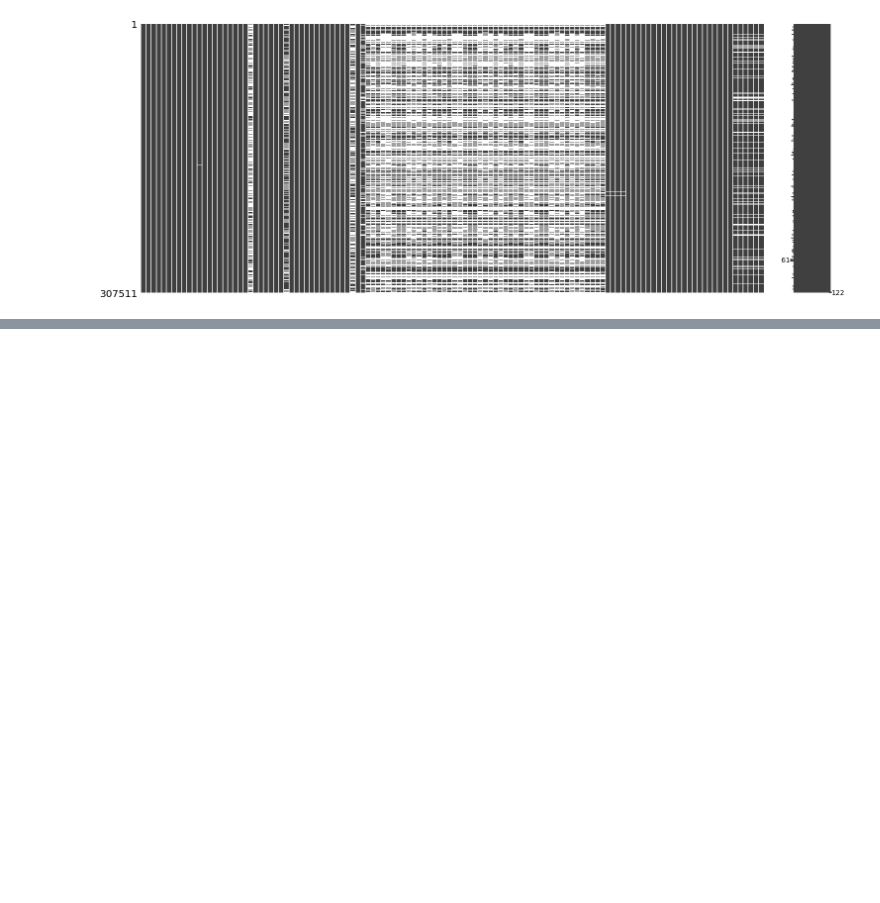
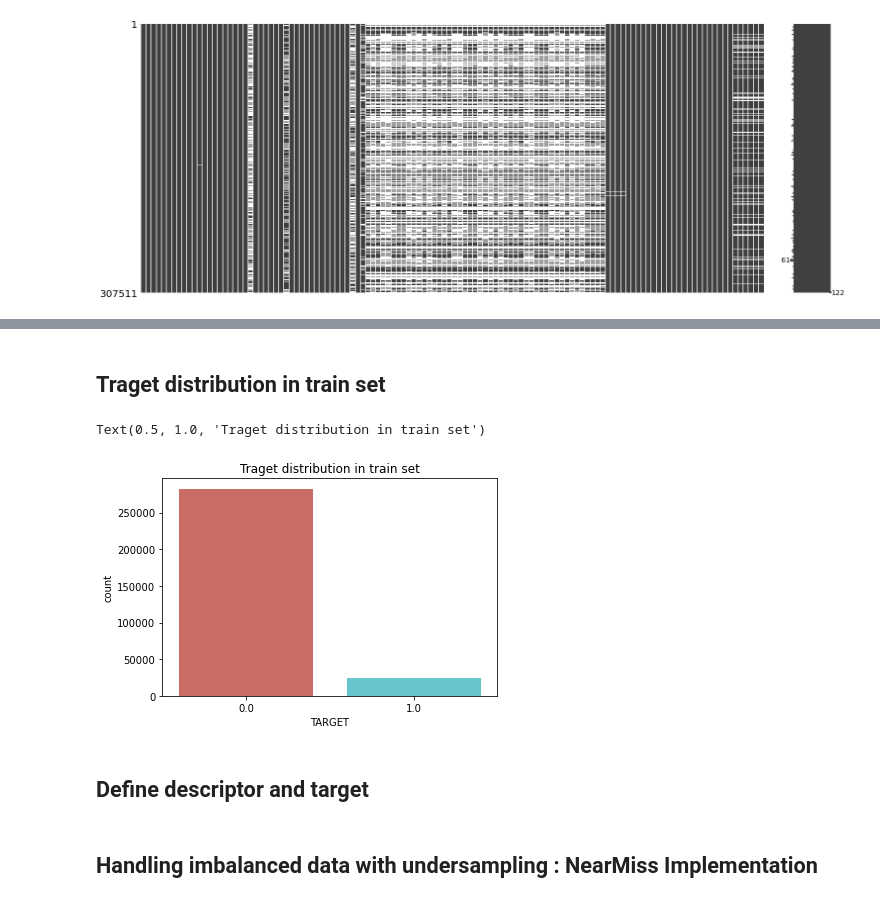
Before and after one commit to eltarr-kawther/Credit-Scoring, a Jupyter notebook: Notebooks/FeatureSelection.ipynb, the cells around one changed output, grey strips where cells are left out. Drawn from its saved outputs; the diff is of its cells as text; code cells hidden in the pictures; blank space fills up the shorter version.

Commit message:
balancing data

```diff
--- a/Notebooks/FeatureSelection.ipynb
+++ b/Notebooks/FeatureSelection.ipynb
@@ -48,0 +150,5 @@ msno.matrix(application_train)
+# %%
+num = application_train.columns[~application_train.columns.isin(cat[:-1])]
+# %%
+numerical_data = pd.DataFrame(application_train, columns=num)
+numerical_data
@@ -48,0 +169,7 @@ msno.matrix(application_train)
+# %%
+median_imputer = SimpleImputer(strategy='median')
+
+result_median_imputer = median_imputer.fit_transform(numerical_data)
+
+numerical_data = pd.DataFrame(result_median_imputer, columns=num)
+numerical_data
@@ -48,0 +190,3 @@ msno.matrix(application_train)
+# %%
+application_train = pd.merge(numerical_data, categorical_data, on = "SK_ID_CURR", how = "inner")
+application_train
@@ -48,0 +207,10 @@ msno.matrix(application_train)
+# %% [markdown]
+## Traget distribution in train set
+# %%
+ax = sns.countplot(x='TARGET', data=application_train, palette='hls')
+ax.set_title('Traget distribution in train set')
+# %% [output]
+Text(0.5, 1.0, 'Traget distribution in train set')
+[figure, added]
+# %% [markdown]
+## Define descriptor and target
@@ -48,0 +221,2 @@ msno.matrix(application_train)
+# %% [markdown]
+## Handling imbalanced data with undersampling : NearMiss Implementation
```
Also changed, not shown: parts of 29 cells of this notebook.
